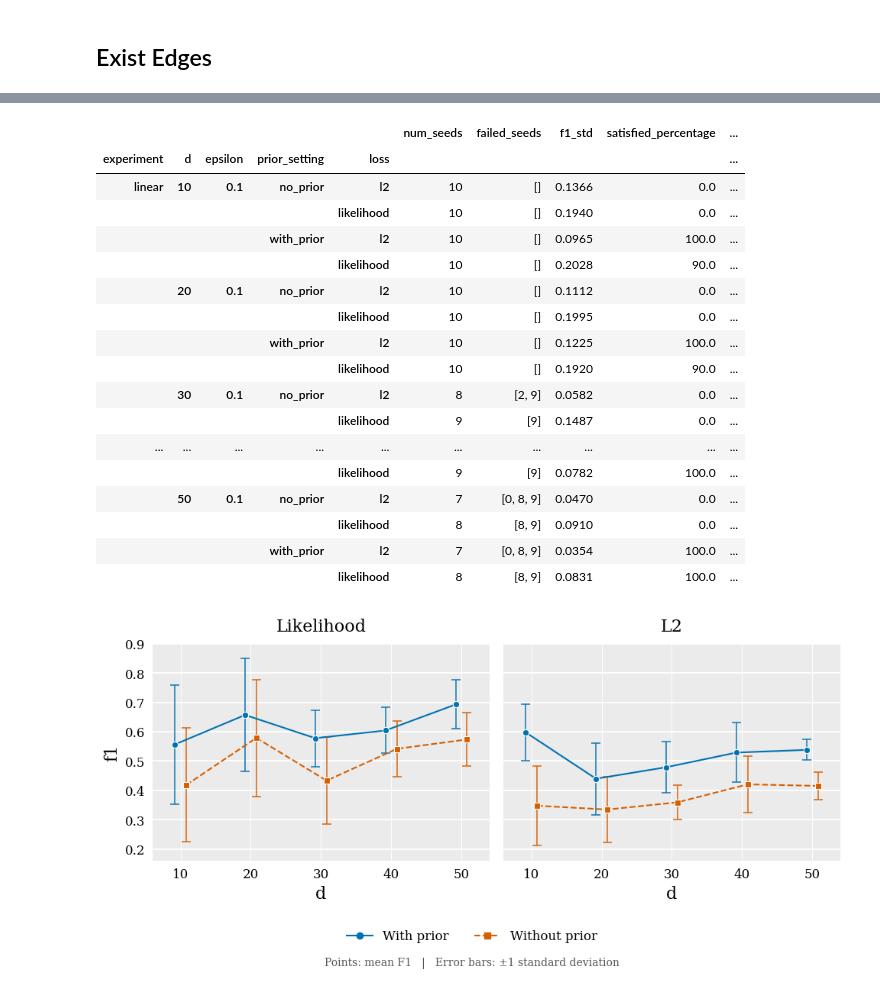
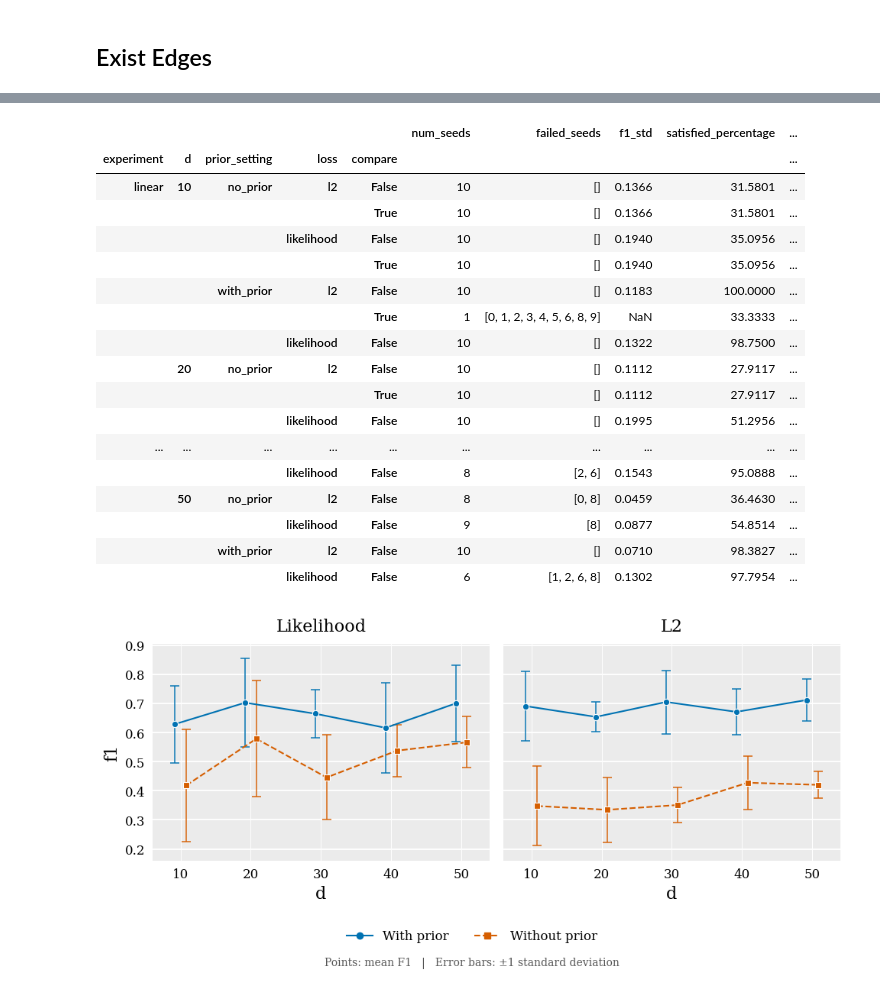
Before and after one commit to yurou-liang/notears, a Jupyter notebook: Analyse.ipynb, the cells around one changed output, grey strips where cells are left out. Drawn from its saved outputs; the diff is of its cells as text; code cells hidden in the pictures.

Commit message:
add path ex constraint comparison to prior work

```diff
--- a/Analyse.ipynb
+++ b/Analyse.ipynb
@@ -101,7 +101,7 @@ summary
 # %%
 # Change these paths if the result directories are elsewhere.
 INPUT_DIRS = {
-    "linear": Path("linear_forbid_edge_pairs"),
+    "linear": Path("linear_exist_path_pairs"),
     "nonlinear": Path("nonlinear_exist_edge_pairs"),
 }
 
@@ -132,6 +132,7 @@ def load_accuracy_rows(input_dirs):
             epsilon_match = re.search(r"_epsilon([^_]+)(?=_seed)", path.stem)
             epsilon = float(epsilon_match.group(1)) if epsilon_match else float("nan")
             configuration = re.sub(r"_seed\d+(?=_|$)", "", path.stem)
+            compare = "compare" in path.name
             for key, (prior_setting, loss) in ACC_KEYS.items():
                 scores = result.get(key)
 
@@ -147,6 +148,7 @@ def load_accuracy_rows(input_dirs):
                     "epsilon": epsilon,
                     "configuration": configuration,
                     "file": path.name,
+                    "compare": compare,
                     "satisfied_percentage": result.get(
                     key.replace("acc_", "satisfied_percentage_", 1),
                     float("nan"),
@@ -178,7 +180,7 @@ Raw per-run accuracy records
 expected_seeds = set(range(10))
 metadata_columns = {
     "experiment", "configuration", "prior_setting",
-    "loss", "d", "seed", "epsilon", "file",
+    "loss", "d", "seed", "epsilon", "file", "compare"
 }
 score_columns = [
     column for column in accuracy_rows.columns
@@ -188,7 +190,7 @@ score_columns = [
 summary = (
     accuracy_rows
     .groupby(
-        ["experiment", "d", "epsilon", "prior_setting", "loss"],
+        ["experiment", "d", "prior_setting", "loss", "compare"],
         dropna=False,
     )
     .agg(
@@ -205,32 +207,32 @@ summary = (
     .round(4)
 )
 summary
+# .xs(False, level="compare")
 # %% [output]
 |  |  |  |  |  | num_seeds | failed_seeds | f1_std | satisfied_percentage | ... |
-| experiment | d | epsilon | prior_setting | loss |  |  |  |  | ... |
-| linear | 10 | 0.1 | no_prior | l2 | 10 | [] | 0.1366 | 0.0 | ... |
-|  |  |  |  | likelihood | 10 | [] | 0.1940 | 0.0 | ... |
-|  |  |  | with_prior | l2 | 10 | [] | 0.0965 | 100.0 | ... |
-|  |  |  |  | likelihood | 10 | [] | 0.2028 | 90.0 | ... |
-|  | 20 | 0.1 | no_prior | l2 | 10 | [] | 0.1112 | 0.0 | ... |
-|  |  |  |  | likelihood | 10 | [] | 0.1995 | 0.0 | ... |
-|  |  |  | with_prior | l2 | 10 | [] | 0.1225 | 100.0 | ... |
-|  |  |  |  | likelihood | 10 | [] | 0.1920 | 90.0 | ... |
-|  | 30 | 0.1 | no_prior | l2 | 8 | [2, 9] | 0.0582 | 0.0 | ... |
-|  |  |  |  | likelihood | 9 | [9] | 0.1487 | 0.0 | ... |
+| experiment | d | prior_setting | loss | compare |  |  |  |  | ... |
+| linear | 10 | no_prior | l2 | False | 10 | [] | 0.1366 | 31.5801 | ... |
+|  |  |  |  | True | 10 | [] | 0.1366 | 31.5801 | ... |
+|  |  |  | likelihood | False | 10 | [] | 0.1940 | 35.0956 | ... |
+|  |  |  |  | True | 10 | [] | 0.1940 | 35.0956 | ... |
+|  |  | with_prior | l2 | False | 10 | [] | 0.1183 | 100.0000 | ... |
+|  |  |  |  | True | 1 | [0, 1, 2, 3, 4, 5, 6, 8, 9] | NaN | 33.3333 | ... |
+|  |  |  | likelihood | False | 10 | [] | 0.1322 | 98.7500 | ... |
+|  | 20 | no_prior | l2 | False | 10 | [] | 0.1112 | 27.9117 | ... |
+|  |  |  |  | True | 10 | [] | 0.1112 | 27.9117 | ... |
+|  |  |  | likelihood | False | 10 | [] | 0.1995 | 51.2956 | ... |
 | ... | ... | ... | ... | ... | ... | ... | ... | ... | ... |
-|  |  |  |  | likelihood | 9 | [9] | 0.0782 | 100.0 | ... |
-|  | 50 | 0.1 | no_prior | l2 | 7 | [0, 8, 9] | 0.0470 | 0.0 | ... |
-|  |  |  |  | likelihood | 8 | [8, 9] | 0.0910 | 0.0 | ... |
-|  |  |  | with_prior | l2 | 7 | [0, 8, 9] | 0.0354 | 100.0 | ... |
-|  |  |  |  | likelihood | 8 | [8, 9] | 0.0831 | 100.0 | ... |
+|  |  |  | likelihood | False | 8 | [2, 6] | 0.1543 | 95.0888 | ... |
+|  | 50 | no_prior | l2 | False | 8 | [0, 8] | 0.0459 | 36.4630 | ... |
+|  |  |  | likelihood | False | 9 | [8] | 0.0877 | 54.8514 | ... |
+|  |  | with_prior | l2 | False | 10 | [] | 0.0710 | 98.3827 | ... |
+|  |  |  | likelihood | False | 6 | [1, 2, 6, 8] | 0.1302 | 97.7954 | ... |
 # %%
 
-def plot_f1_clear(summary, experiment="linear", epsilon=0.1):
+def plot_f1_clear(summary, experiment="linear"):
     data = summary.reset_index()
     data = data[
         (data["experiment"] == experiment)
-        & np.isclose(data["epsilon"], epsilon)
     ]
 
     if data.empty:
@@ -327,32 +329,32 @@ def plot_f1_clear(summary, experiment="linear", epsilon=0.1):
         handles = [
             Line2D(
                 [0], [0], color=color, marker=marker,
                 linestyle=line, linewidth=1.5, label=label,
             )
             for _, label, color, marker, line, _ in styles
         ]
 
         fig.legend(
             handles=handles,
             loc="lower center",
             bbox_to_anchor=(0.5, 0.045),
             ncol=2,
             frameon=False,
         )
         fig.text(
             0.5, 0.015,
             "Points: mean F1   |   Error bars: ±1 standard deviation",
             ha="center", fontsize=10, color="#555555",
         )
         fig.tight_layout(rect=(0, 0.15, 1, 1))
 
     return fig, axes
 
 
-fig, axes = plot_f1_clear(summary)
+fig, axes = plot_f1_clear(summary.xs(False, level="compare"))
 plt.show()
 
 # Optional:
 # fig.savefig("f1_comparison.png", dpi=300, bbox_inches="tight")
 # %% [output]
-[figure, old version]
+[figure, new version]
```
Also changed, not shown: parts of 1 cell of this notebook, 2 other files.
